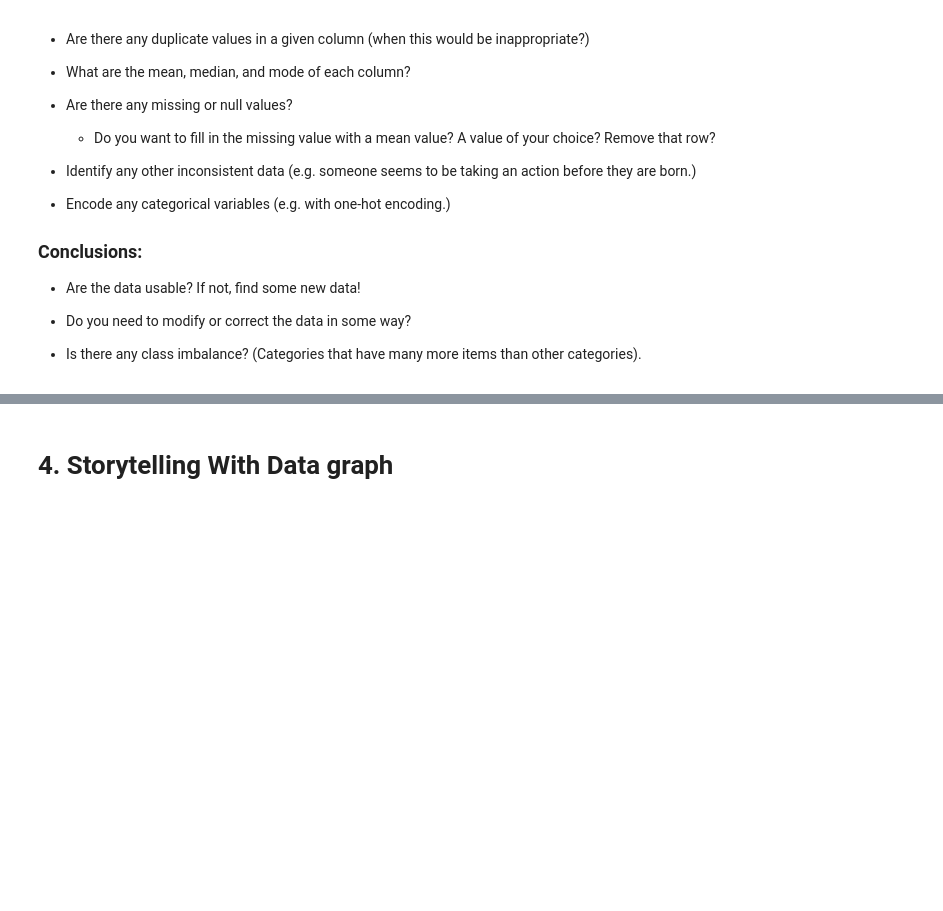
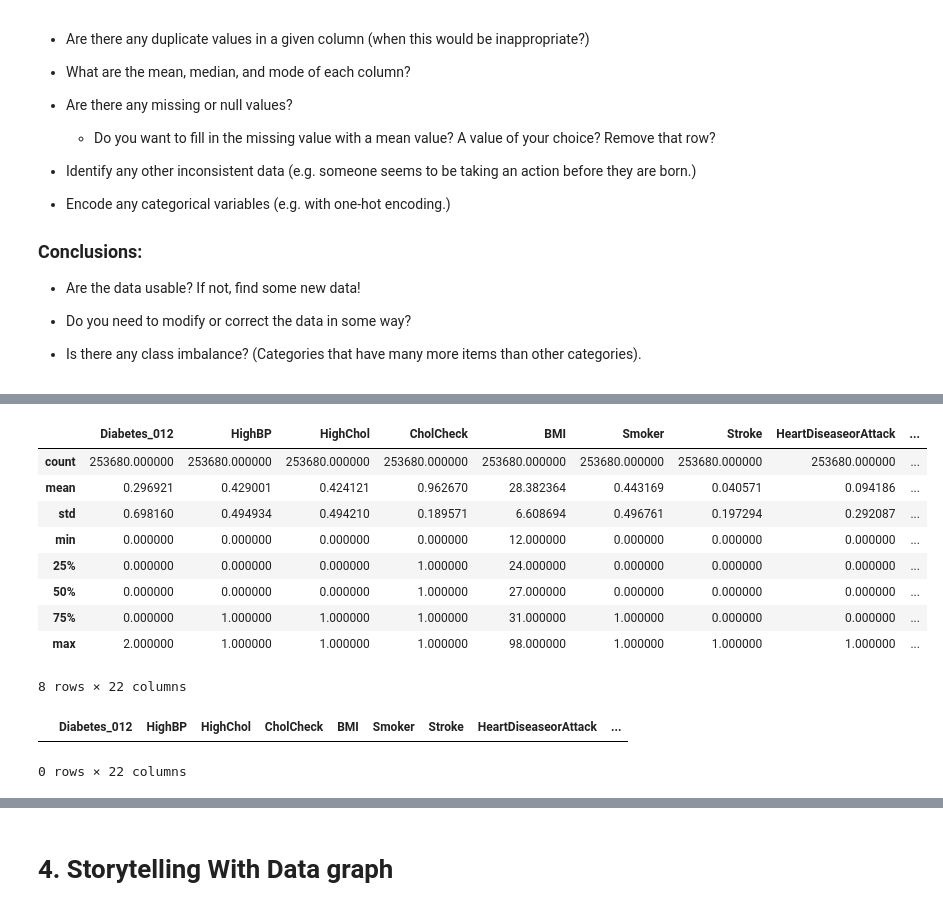
Before and after one commit to anamomds/AI_For_Leaders_II, a Jupyter notebook: OMDS-ModB2-Week2-Nam-Alexander.ipynb, the cells around one changed output, grey strips where cells are left out. Drawn from its saved outputs; the diff is of its cells as text; code cells hidden in the pictures; blank space fills up the shorter version.

```diff
--- a/OMDS-ModB2-Week2-Nam-Alexander.ipynb
+++ b/OMDS-ModB2-Week2-Nam-Alexander.ipynb
@@ -46,0 +79,19 @@ This week, you will do the same types of exercises as last week, but you should
+# %%
+diabetes_survey.describe()
+# %% [output]
+|  | Diabetes_012 | HighBP | HighChol | CholCheck | BMI | Smoker | Stroke | HeartDiseaseorAttack | ... |
+| count | 253680.000000 | 253680.000000 | 253680.000000 | 253680.000000 | 253680.000000 | 253680.000000 | 253680.000000 | 253680.000000 | ... |
+| mean | 0.296921 | 0.429001 | 0.424121 | 0.962670 | 28.382364 | 0.443169 | 0.040571 | 0.094186 | ... |
+| std | 0.698160 | 0.494934 | 0.494210 | 0.189571 | 6.608694 | 0.496761 | 0.197294 | 0.292087 | ... |
+| min | 0.000000 | 0.000000 | 0.000000 | 0.000000 | 12.000000 | 0.000000 | 0.000000 | 0.000000 | ... |
+| 25% | 0.000000 | 0.000000 | 0.000000 | 1.000000 | 24.000000 | 0.000000 | 0.000000 | 0.000000 | ... |
+| 50% | 0.000000 | 0.000000 | 0.000000 | 1.000000 | 27.000000 | 0.000000 | 0.000000 | 0.000000 | ... |
+| 75% | 0.000000 | 1.000000 | 1.000000 | 1.000000 | 31.000000 | 1.000000 | 0.000000 | 0.000000 | ... |
+| max | 2.000000 | 1.000000 | 1.000000 | 1.000000 | 98.000000 | 1.000000 | 1.000000 | 1.000000 | ... |
+8 rows × 22 columns
+# %%
+null_rows = diabetes_survey[diabetes_survey.isnull().any(axis=1)]
+null_rows
+# %% [output]
+|  | Diabetes_012 | HighBP | HighChol | CholCheck | BMI | Smoker | Stroke | HeartDiseaseorAttack | ... |
+0 rows × 22 columns
```
Also changed, not shown: parts of 8 cells of this notebook, 1 other file.
